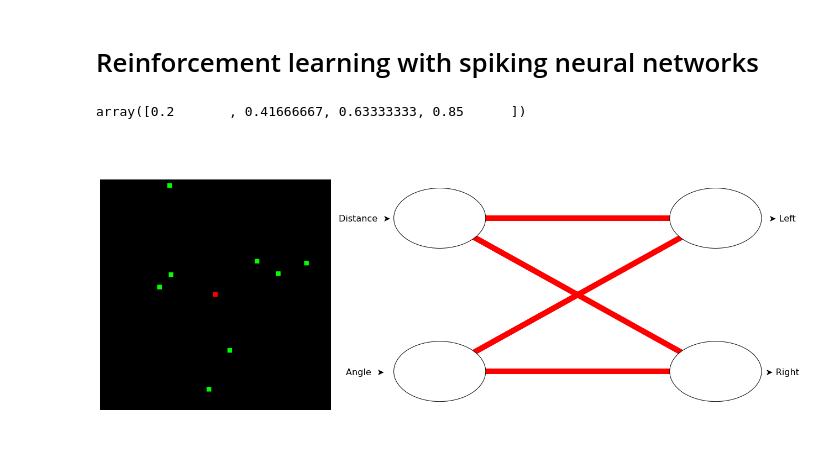
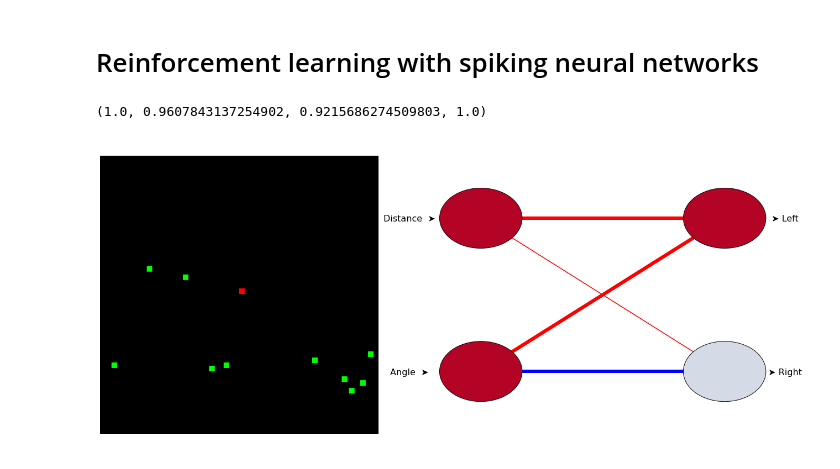
Before and after one commit to ncskth/norse-rl, a Jupyter notebook: Grid world.ipynb, the cells around one changed output. Cells and saved outputs as stored; diff of their text form; code cells hidden in the pictures.

```diff
--- a/Grid world.ipynb
+++ b/Grid world.ipynb
@@ -28,17 +26,18 @@ import numpy as np
-# %%
-np.linspace(0.2, 0.85, 4)
-# %% [output]
-array([0.2       , 0.41666667, 0.63333333, 0.85      ])
+# %%
+import matplotlib.cm
+matplotlib.cm.Oranges(0.0)
+# %% [output]
+(1.0, 0.9607843137254902, 0.9215686274509803, 1.0)
 # %%
-w = [ [ 1, 1 ]
-    , [ 1, 1 ] ]
+w = [ [ 1, -1 ]
+    , [ 0.2, 1 ] ]
 
 model = norse.SequentialState(
     norse.LIFCell(),
     Linear(2, 2, w),
-    norse.LIFCell(),
+    norse.LICell(),
 )
 
 run(model)
 # %% [output]
-[figure, old version]
+[figure, new version]
```
Also changed, not shown: parts of 1 cell of this notebook, 3 other files.
